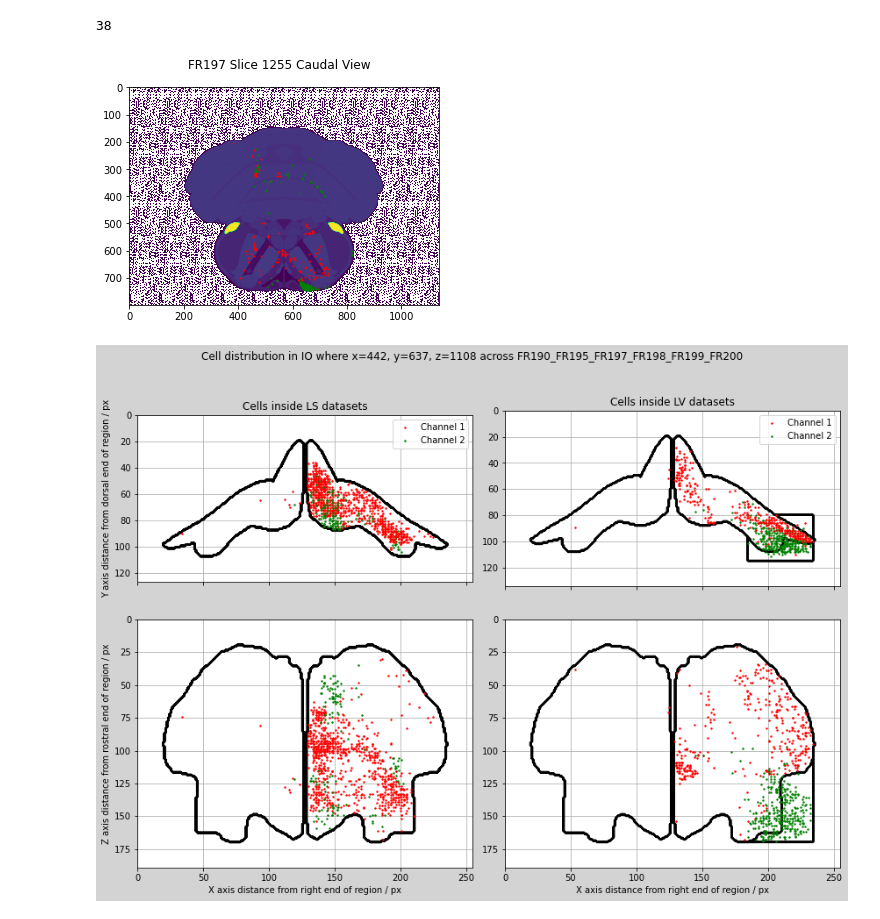
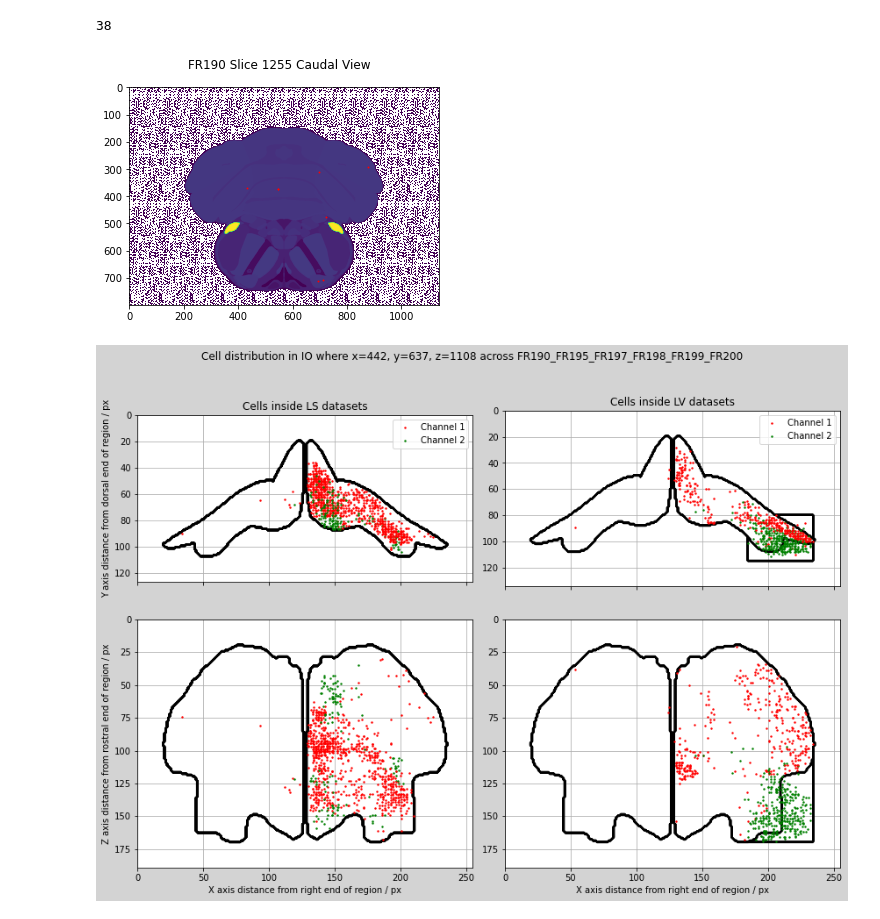
Before and after one commit to samclothier/braintracer, a Jupyter notebook: bt_visualiser.ipynb, the cells around one changed output. Cells and saved outputs as stored; diff of their text form; code cells hidden in the pictures.

```diff
--- a/bt_visualiser.ipynb
+++ b/bt_visualiser.ipynb
@@ -28,10 +27,10 @@ bt.datasets[0].num_cells(ch1=False)
 # %% [output]
 38
 # %%
-bt.datasets[2].show_coronal_section((0, 2776), cells_pm=10, ch1=None)
+bt.datasets[0].show_coronal_section((0, 2776), cells_pm=10, ch1=None)
 #btf.save(f'{title}_inj_section_g', as_type='png')
 # %% [output]
-[figure, old version]
+[figure, new version]
 # %%
 # used to ensure that the cells you are looking for are fully inside the registered starter area
 #btp._generate_starter_validation_plot(padding=20)
```
Also changed, not shown: parts of 3 cells of this notebook, 4 other files.
